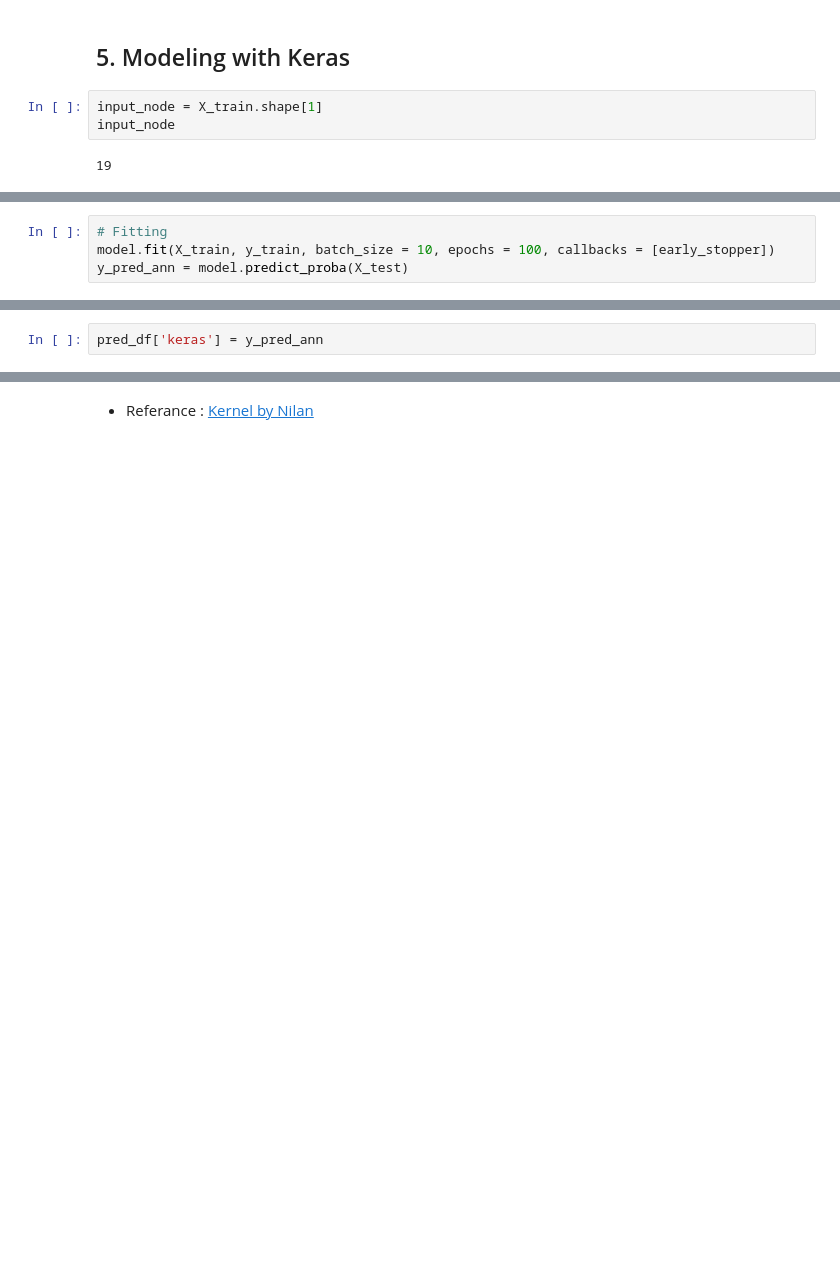
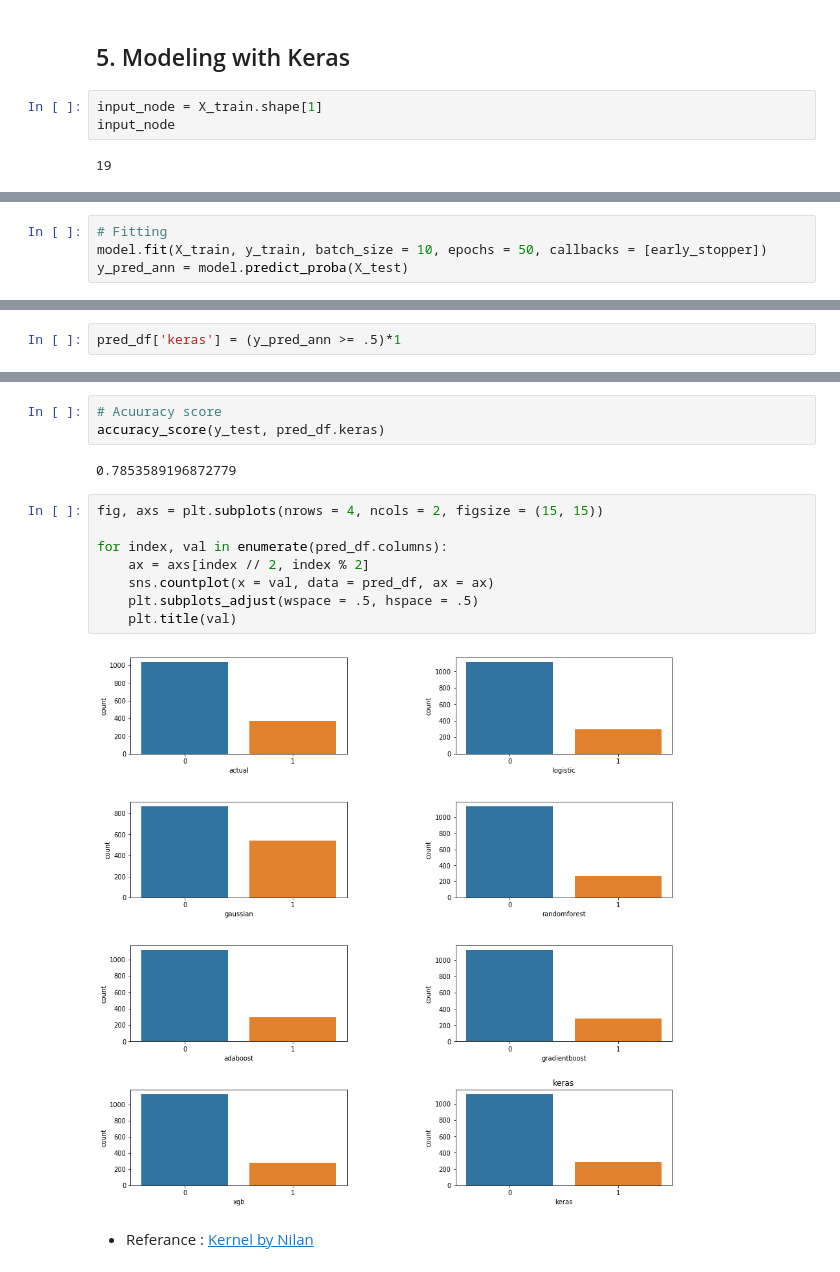
Before and after one commit to jjone36/Colab, a Jupyter notebook: 92_ChurnAnalysis.ipynb, the cells around one changed output, grey strips where cells are left out. Saved outputs shown, nothing was run; the diff lists cells and outputs as text; blank space fills up the shorter version.

```diff
--- a/92_ChurnAnalysis.ipynb
+++ b/92_ChurnAnalysis.ipynb
@@ -259,7 +266,7 @@ Non-trainable params: 0
 _________________________________________________________________
 # %%
 # Fitting
-model.fit(X_train, y_train, batch_size = 10, epochs = 100, callbacks = [early_stopper])
+model.fit(X_train, y_train, batch_size = 10, epochs = 50, callbacks = [early_stopper])
 y_pred_ann = model.predict_proba(X_test)
 # %% [output]
 Epoch 1/50
@@ -291,2 +292,2 @@ IndexError: index 1 is out of bounds for axis 1 with size 1
 # %%
-pred_df['keras'] = y_pred_ann
+pred_df['keras'] = (y_pred_ann >= .5)*1
@@ -298,2 +303,17 @@ sns.distplot(pred_df.keras, kde = False)
+# %%
+# Acuuracy score
+accuracy_score(y_test, pred_df.keras)
+# %% [output]
+0.7853589196872779
+# %%
+fig, axs = plt.subplots(nrows = 4, ncols = 2, figsize = (15, 15))
+
+for index, val in enumerate(pred_df.columns):
+    ax = axs[index // 2, index % 2]
+    sns.countplot(x = val, data = pred_df, ax = ax)
+    plt.subplots_adjust(wspace = .5, hspace = .5)
+    plt.title(val)
+# %% [output]
+[figure, added]
 # %% [markdown]
 * Referance :  [Kernel by Nilan](https://www.kaggle.com/nilanml/telecom-customer-churn-voting-80-1-accuracy)
```
Also changed, not shown: parts of 9 cells of this notebook.
